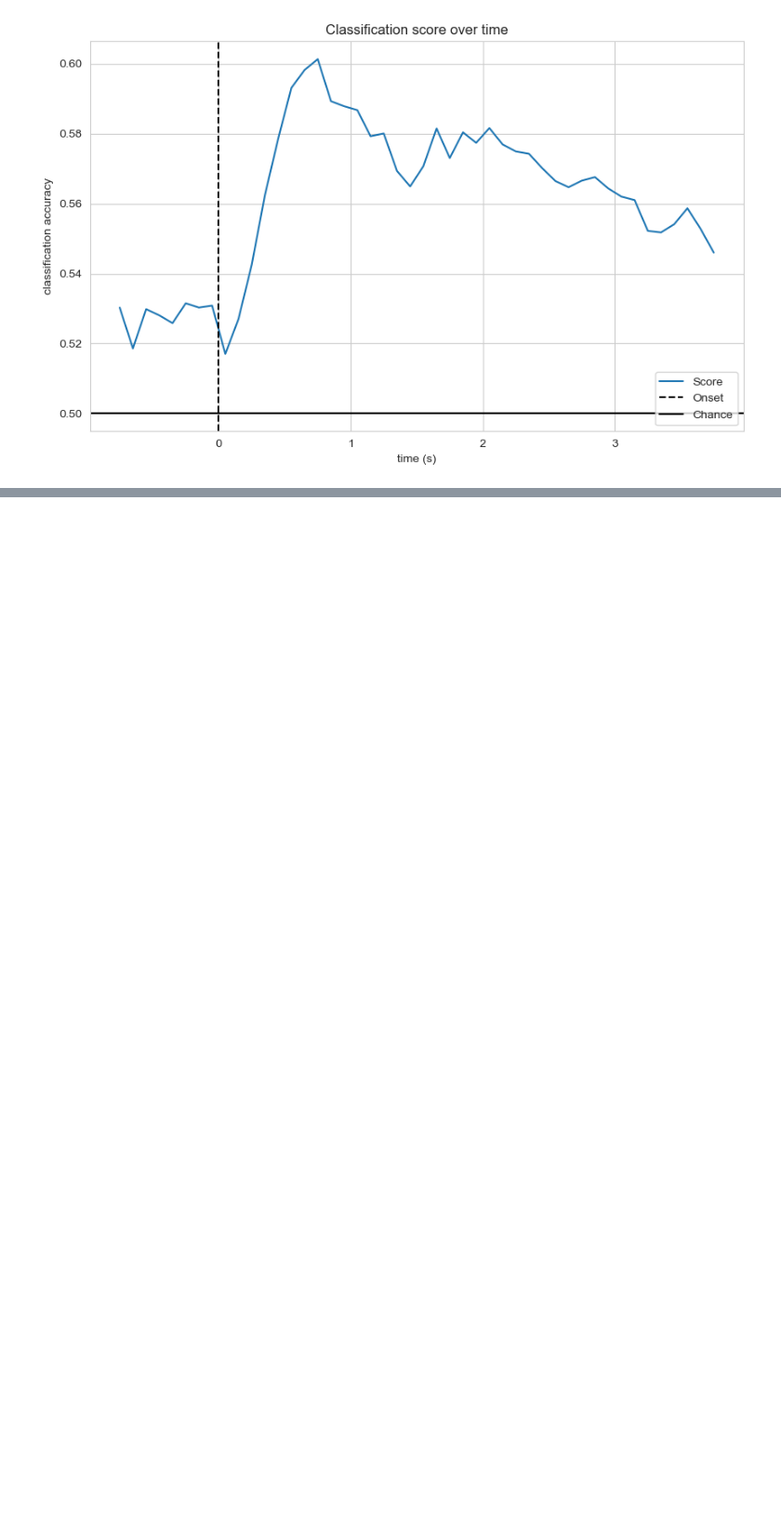
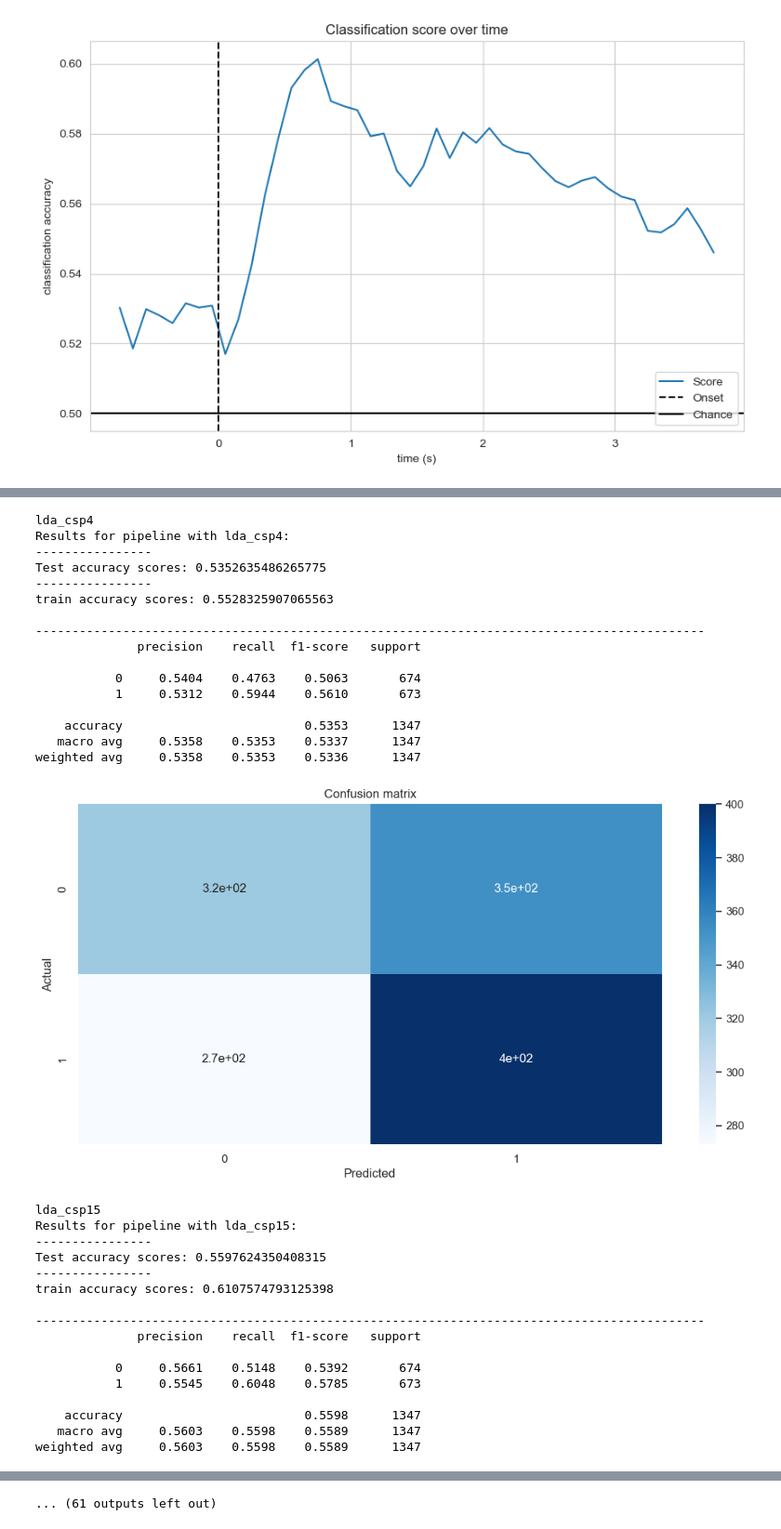
Before and after one commit to MasterExecuson/Data_Science, a Jupyter notebook: code/novos modelos e tratamentos de dados/TCC - epochs processing.ipynb, the cells around one changed output, grey strips where cells are left out. Shown at 93% size. Saved outputs shown, nothing was run; the diff lists cells and outputs as text; code cells hidden in the pictures; blank space fills up the shorter version.

```diff
--- a/code/novos modelos e tratamentos de dados/TCC - epochs processing.ipynb
+++ b/code/novos modelos e tratamentos de dados/TCC - epochs processing.ipynb
@@ -682,0 +1131,4 @@ for pipe in Pipes:
+# %%
+for key, value in results.items():
+    print(value['fit_time'])
+    print(",")
@@ -682,0 +1153,4 @@ for pipe in Pipes:
+# %%
+for key, value in results.items():
+    print(value['score_time'])
+    print(",")
@@ -682,0 +1180,6 @@ for pipe in Pipes:
+# %%
+f = []
+for key, value in results.items():
+    f.append(value['train_Accuracy'])
+
+np.mean(np.array(f), axis=0)
@@ -682,0 +1189,6 @@ for pipe in Pipes:
+# %%
+f = []
+for key, value in results.items():
+    f.append(value['test_Accuracy'])
+
+np.mean(np.array(f), axis=0)
@@ -682,0 +1208,57 @@ for pipe in Pipes:
+# %%
+results_val = {}
+for pipe in Pipes:
+    print(pipe.name)
+    # Create pipeline with the given pipe
+    pipeline = pipe.create_pipeline()
+
+    # Perform cross-validation
+    pipeline.fit( pipe.processed_X_train, y_train)
+    train_score = pipeline.score(pipe.processed_X_train,y_train)
+    val_score = pipeline.score(pipe.processed_X_val,y_val)
+
+
+    print(f"Results for pipeline with {pipe.name}:")
+    print("----------------")
+    print("Test accuracy scores:", val_score)
+    print("----------------")
+    print("train accuracy scores:", train_score)
+    print()
+    print("--------------------------------------------------------------------------------------------")
+
+    results_val[pipe.name] = (pipeline)
+    f1,acc = display_results(pd.DataFrame(y_val)[0],pipe.model.predict(pipe.processed_X_val))
+# %% [output]
+lda_csp4
+Results for pipeline with lda_csp4:
+----------------
+Test accuracy scores: 0.5352635486265775
+----------------
+train accuracy scores: 0.5528325907065563
+
+--------------------------------------------------------------------------------------------
+              precision    recall  f1-score   support
+
+           0     0.5404    0.4763    0.5063       674
+           1     0.5312    0.5944    0.5610       673
+
+    accuracy                         0.5353      1347
+   macro avg     0.5358    0.5353    0.5337      1347
+weighted avg     0.5358    0.5353    0.5336      1347
+[figure, added]
+lda_csp15
+Results for pipeline with lda_csp15:
+----------------
+Test accuracy scores: 0.5597624350408315
+----------------
+train accuracy scores: 0.6107574793125398
+
+--------------------------------------------------------------------------------------------
+              precision    recall  f1-score   support
+
+           0     0.5661    0.5148    0.5392       674
+           1     0.5545    0.6048    0.5785       673
+
+    accuracy                         0.5598      1347
+   macro avg     0.5603    0.5598    0.5589      1347
+weighted avg     0.5603    0.5598    0.5589      1347
@@ -682,0 +1334 @@ for pipe in Pipes:
+... (61 outputs left out)
```
Also changed, not shown: parts of 50 cells of this notebook.
